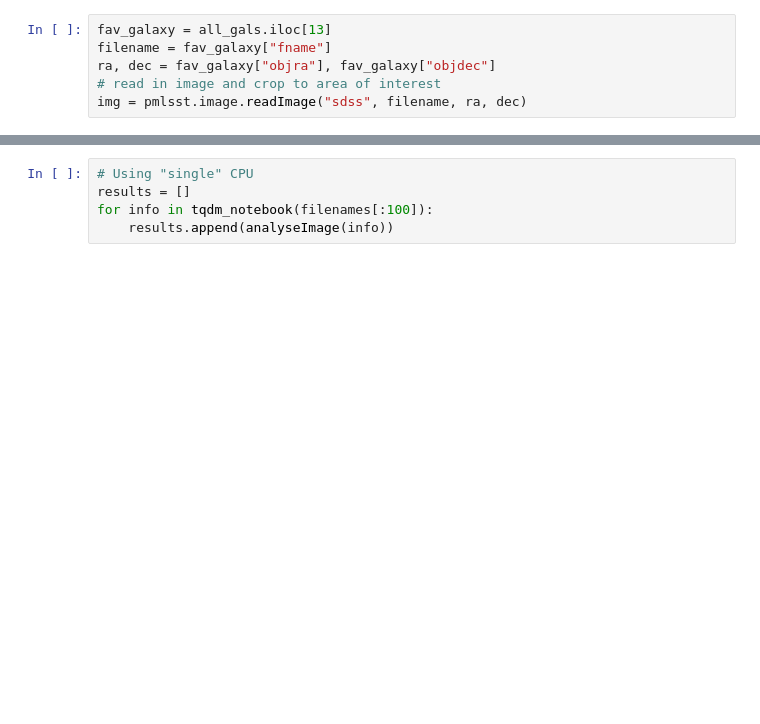
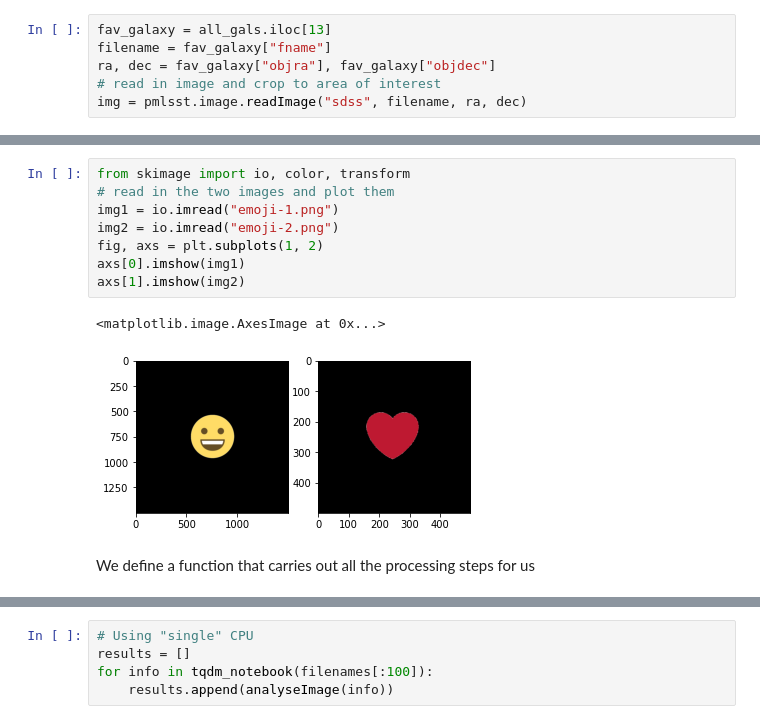
Before and after one commit to lewisfish/PawlikMorph-LSST, a Jupyter notebook: outreach.ipynb, the cells around one changed output, grey strips where cells are left out. Cells and saved outputs as stored; diff of their text form; blank space fills up the shorter version.

Commit message:
Added more to the notebook. most of way through explaing how asymmetry is calculated using emojis.

```diff
--- a/outreach.ipynb
+++ b/outreach.ipynb
@@ -221,0 +237,13 @@ print(f"C: {C:.03f}\nGini: {gini:.03f}\nS: {S:.03f}\nm20: {m20:.03f}")
+# %%
+from skimage import io, color, transform
+# read in the two images and plot them
+img1 = io.imread("emoji-1.png")
+img2 = io.imread("emoji-2.png")
+fig, axs = plt.subplots(1, 2)
+axs[0].imshow(img1)
+axs[1].imshow(img2)
+# %% [output]
+<matplotlib.image.AxesImage at 0x...>
+[figure, added]
+# %% [markdown]
+We define a function that carries out all the processing steps for us
```
Also changed, not shown: parts of 29 cells of this notebook.
